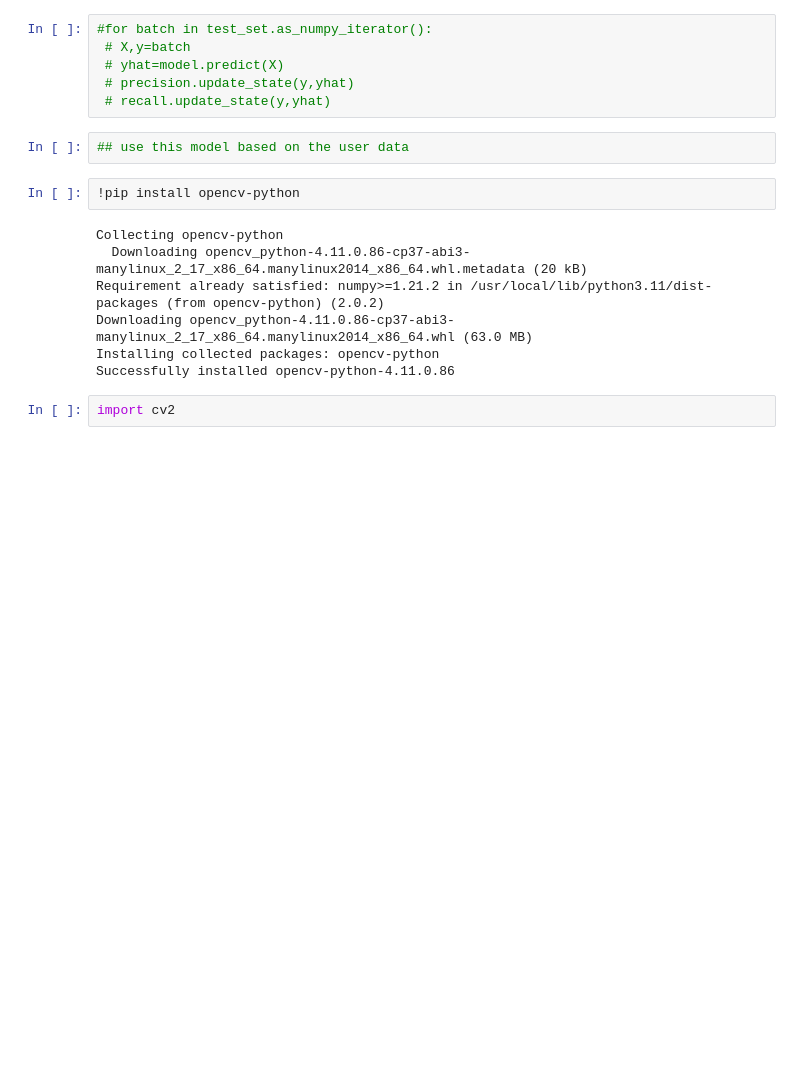
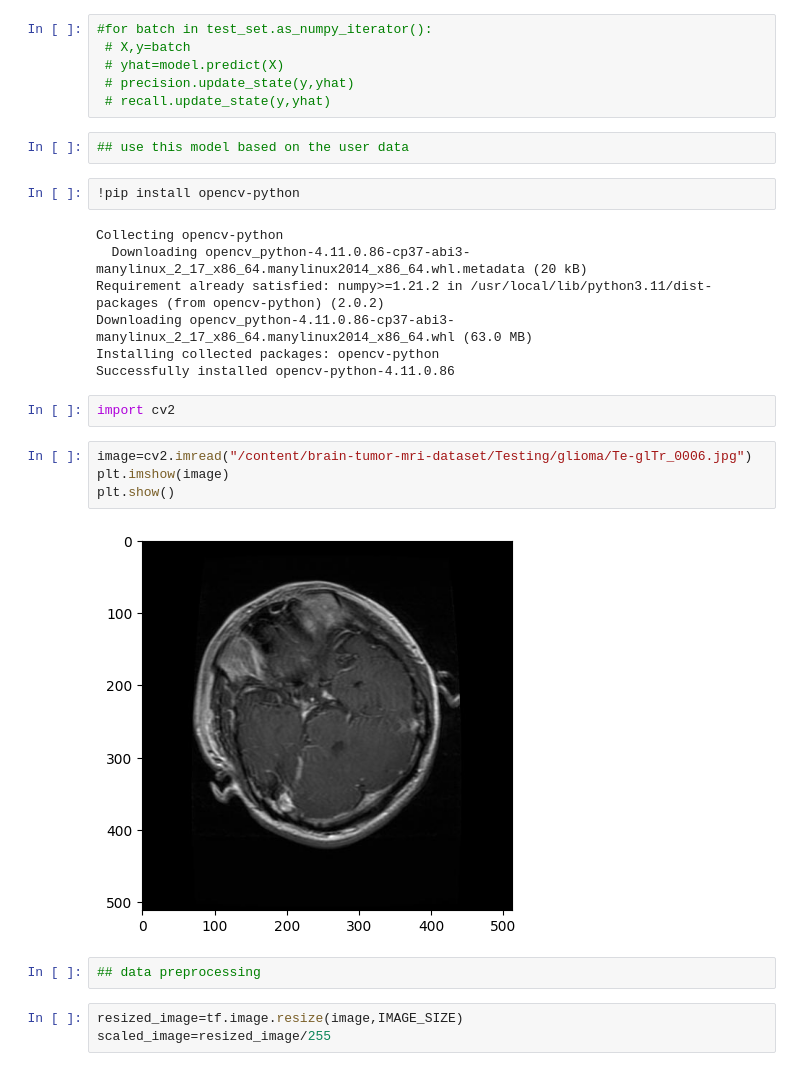
Before and after one commit to savindumahasen/MRI-Brain-Tumor-Classification, a Jupyter notebook: BrainTumorClassification.ipynb, the cells around one changed output. Cells and saved outputs as stored; diff of their text form; blank space fills up the shorter version.

Commit message:
Scaled the user enterd image

```diff
--- a/BrainTumorClassification.ipynb
+++ b/BrainTumorClassification.ipynb
@@ -303,3 +303,14 @@ Installing collected packages: opencv-python
 Successfully installed opencv-python-4.11.0.86
 # %%
 import cv2
+# %%
+image=cv2.imread("/content/brain-tumor-mri-dataset/Testing/glioma/Te-glTr_0006.jpg")
+plt.imshow(image)
+plt.show()
+# %% [output]
+[figure, added]
+# %%
+## data preprocessing
+# %%
+resized_image=tf.image.resize(image,IMAGE_SIZE)
+scaled_image=resized_image/255
```
Also changed, not shown: parts of 1 cell of this notebook.
